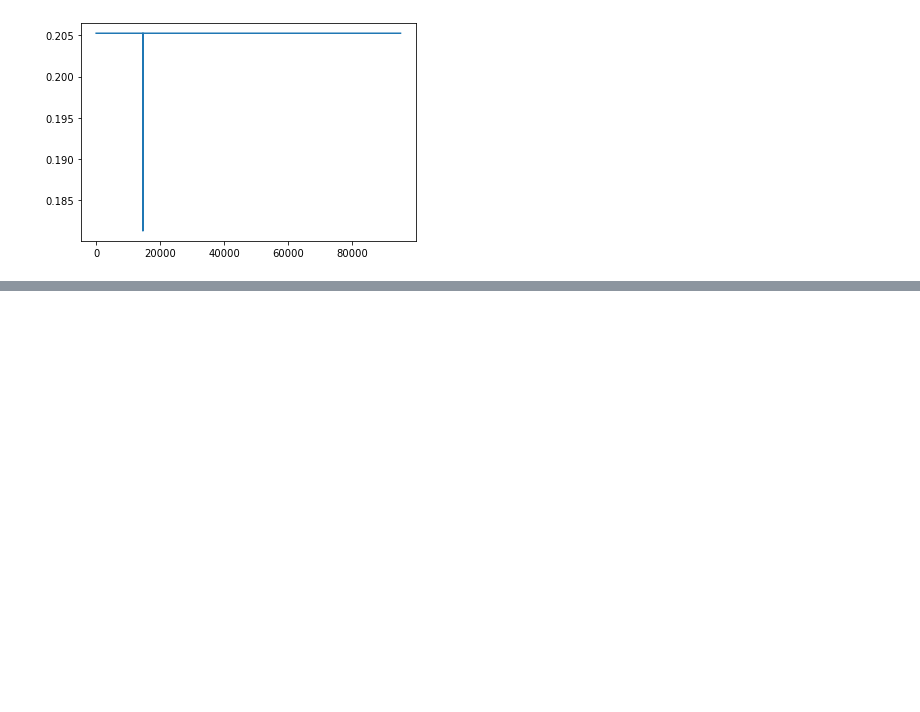
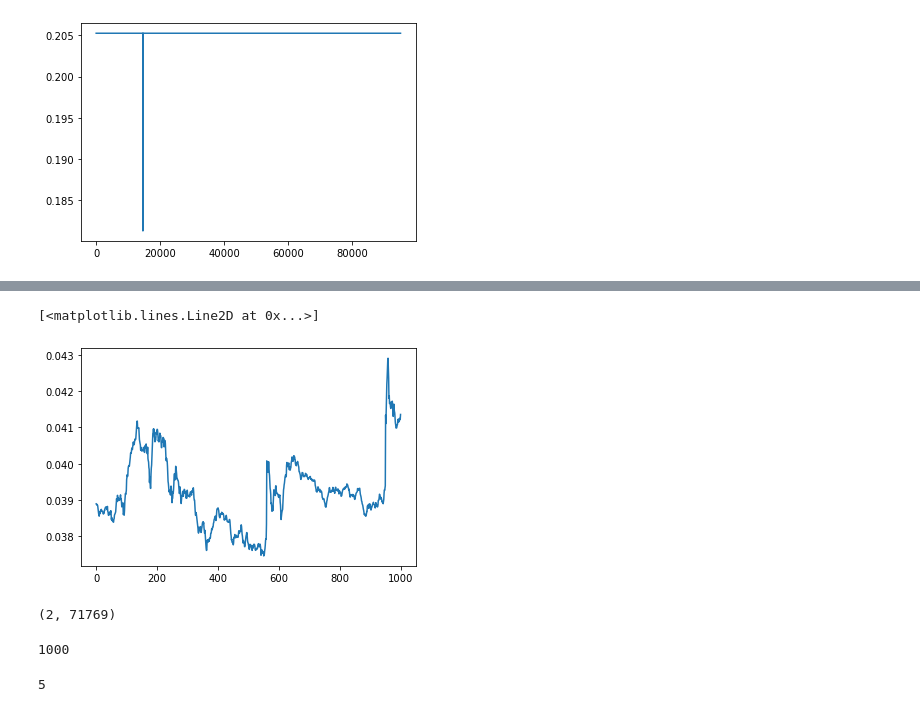
Before and after one commit to ghjgghj/whateveriwant, a Jupyter notebook: wmt_test_v1.ipynb, the cells around one changed output, grey strips where cells are left out. Drawn from its saved outputs; the diff is of its cells as text; code cells hidden in the pictures; blank space fills up the shorter version.

Commit message:
train on wmt data v2

```diff
--- a/wmt_test_v1.ipynb
+++ b/wmt_test_v1.ipynb
@@ -510,0 +632,26 @@ percent_returns.append(end_stock_value / init_cash * input_size - input_size)
+# %%
+gc.collect()
+
+x_all_normalized = np.zeros((x_all.shape))
+x_all_normalized[:,:,0] = (x_all[:,:,0] - np.min(stock_time)) / (np.max(stock_time) - np.min(stock_time))
+x_all_normalized[:,:,1] = (x_all[:,:,1] - np.min(stock_average)) / (np.max(stock_time) - np.min(stock_time))
+x_all_normalized[:,:,2] = (x_all[:,:,2] - np.min(stock_high)) / (np.max(stock_time) - np.min(stock_time))
+x_all_normalized[:,:,3] = (x_all[:,:,3] - np.min(stock_low)) / (np.max(stock_time) - np.min(stock_time))
+x_all_normalized[:,:,4] = (x_all[:,:,4] - np.min(stock_volume)) / (np.max(stock_time) - np.min(stock_time))
+# %%
+plt.plot(x_all_normalized[1000,:,1])
+# %% [output]
+[<matplotlib.lines.Line2D at 0x...>]
+[figure, added]
+# %%
+y_all[train_idxes].T.shape
+# %% [output]
+(2, 71769)
+# %%
+input_size
+# %% [output]
+1000
+# %%
+n_features
+# %% [output]
+5
```
Also changed, not shown: parts of 19 cells of this notebook.
